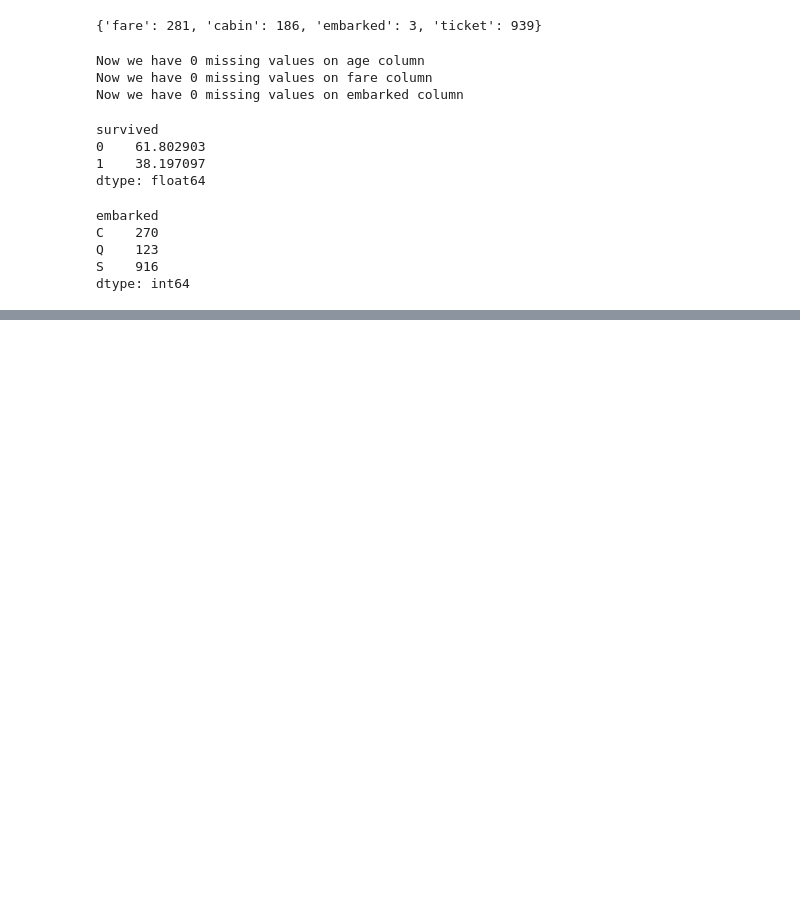
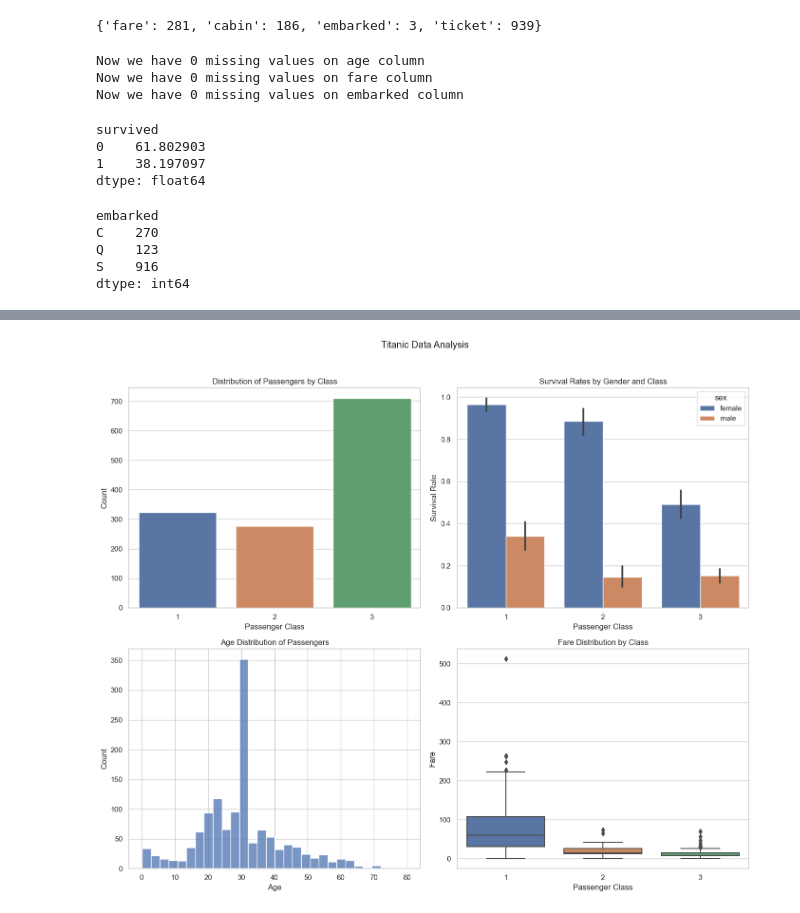
Before and after one commit to JuanMoncaleano/TitanicSurvivalPrediction, a Jupyter notebook: Base_CleanDS.ipynb, the cells around one changed output, grey strips where cells are left out. Cells and saved outputs as stored; diff of their text form; code cells hidden in the pictures; blank space fills up the shorter version.

Commit message:
cleaning data and adding viz

```diff
--- a/Base_CleanDS.ipynb
+++ b/Base_CleanDS.ipynb
@@ -118,3 +120,39 @@ dfSurvivals.head()
 | 2 | 1 | 0 | Allison, Miss. Helen Loraine | female | 2.0000 | 1 | 2 | 113781 | 151.5500 | C22 C26 | S | ... |
 | 3 | 1 | 0 | Allison, Mr. Hudson Joshua Creighton | male | 30.0000 | 1 | 2 | 113781 | 151.5500 | C22 C26 | S | ... |
 | 4 | 1 | 0 | Allison, Mrs. Hudson J C (Bessie ... | female | 25.0000 | 1 | 2 | 113781 | 151.5500 | C22 C26 | S | ... |
+# %%
+sns.set(style="whitegrid")
+
+fig, axes = plt.subplots(2, 2, figsize=(14, 12))
+fig.suptitle('Titanic Data Analysis')
+
+
+# Plot 1: Distribution of passengers by class
+sns.countplot(x='pclass', data=dfSurvivals, ax=axes[0, 0])
+axes[0, 0].set_title('Distribution of Passengers by Class')
+axes[0, 0].set_xlabel('Passenger Class')
+axes[0, 0].set_ylabel('Count')
+
+# Plot 2: Survival rates by gender and class
+sns.barplot(x='pclass', y='survived', hue='sex', data=dfSurvivals, ax=axes[0, 1])
+axes[0, 1].set_title('Survival Rates by Gender and Class')
+axes[0, 1].set_xlabel('Passenger Class')
+axes[0, 1].set_ylabel('Survival Rate')
+
+# Plot 3: Age distribution of passengers
+sns.histplot(dfSurvivals['age'].dropna(), bins=30, kde=False, ax=axes[1, 0])
+axes[1, 0].set_title('Age Distribution of Passengers')
+axes[1, 0].set_xlabel('Age')
+axes[1, 0].set_ylabel('Count')
+
+# Plot 4: Fare distribution by class
+sns.boxplot(x='pclass', y='fare', data=dfSurvivals, ax=axes[1, 1])
+axes[1, 1].set_title('Fare Distribution by Class')
+axes[1, 1].set_xlabel('Passenger Class')
+axes[1, 1].set_ylabel('Fare')
+
+# Show the plots
+plt.tight_layout(rect=[0, 0, 1, 0.96])
+plt.show()
+# %% [output]
+[figure, added]
```
Also changed, not shown: parts of 2 cells of this notebook.
